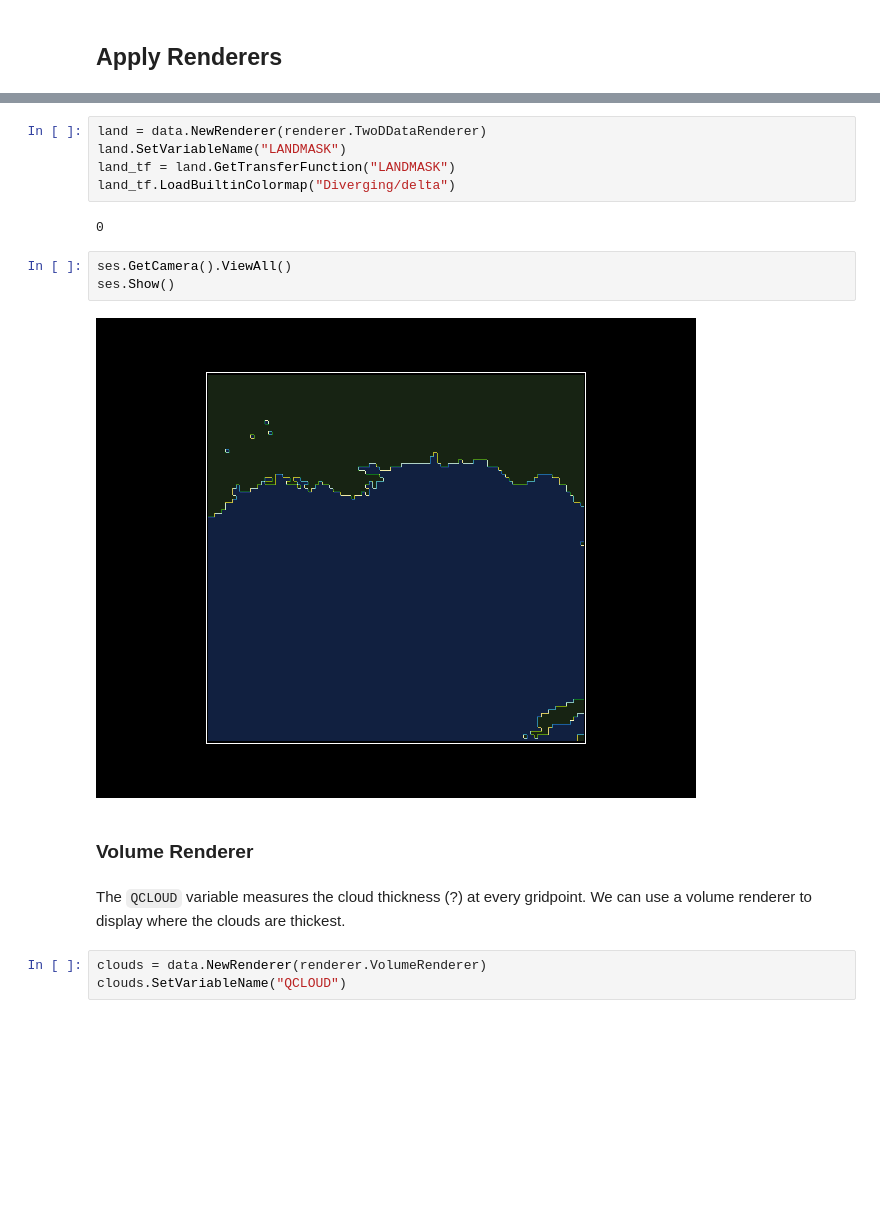
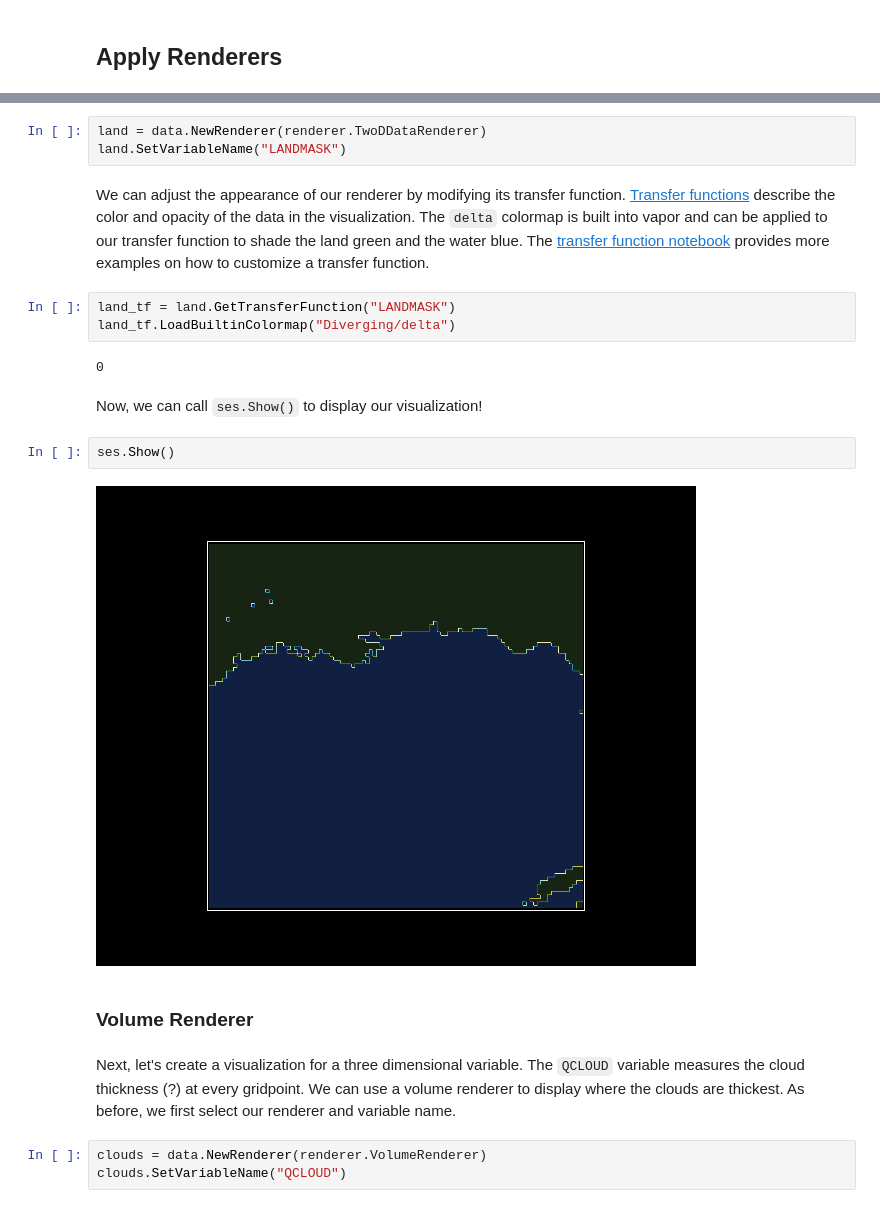
Before and after one commit to ProjectPythia/vapor-python-cookbook, a Jupyter notebook: notebooks/overview.ipynb, the cells around one changed output, grey strips where cells are left out. Drawn from its saved outputs; the diff is of its cells as text; blank space fills up the shorter version.

Commit message:
Descriptions for setup and renderers

```diff
--- a/notebooks/overview.ipynb
+++ b/notebooks/overview.ipynb
@@ -59,19 +70,23 @@ We will use the `LANDMASK` variable to shade surface with land or water.
 # %%
 land = data.NewRenderer(renderer.TwoDDataRenderer)
 land.SetVariableName("LANDMASK")
-land_tf = land.GetTransferFunction("LANDMASK")
-land_tf.LoadBuiltinColormap("Diverging/delta")
-# %% [output]
-0
+# %% [markdown]
+We can adjust the appearance of our renderer by modifying its transfer function. [Transfer functions](https://ncar.github.io/VaporDocumentationWebsite/vaporApplicationReference/basicRendererControls.html#appearancetab) describe the color and opacity of the data in the visualization. The `delta` colormap is built into vapor and can be applied to our transfer function to shade the land green and the water blue. The [transfer function notebook](https://projectpythia.org/vapor-python-cookbook/notebooks/transfer_function_example.html) provides more examples on how to customize a transfer function.
+# %%
+land_tf = land.GetTransferFunction("LANDMASK")
+land_tf.LoadBuiltinColormap("Diverging/delta")
+# %% [output]
+0
+# %% [markdown]
+Now, we can call `ses.Show()` to display our visualization!
 # %%
-ses.GetCamera().ViewAll()
 ses.Show()
 # %% [output]
-[figure, old version]
+[figure, new version]
 # %% [markdown]
 ### Volume Renderer
 # %% [markdown]
-The `QCLOUD` variable measures the cloud thickness (?) at every gridpoint. We can use a volume renderer to display where the clouds are thickest.
+Next, let's create a visualization for a three dimensional variable. The `QCLOUD` variable measures the cloud thickness (?) at every gridpoint. We can use a volume renderer to display where the clouds are thickest. As before, we first select our renderer and variable name.
 # %%
 clouds = data.NewRenderer(renderer.VolumeRenderer)
 clouds.SetVariableName("QCLOUD")
```
Also changed, not shown: parts of 24 cells of this notebook.
